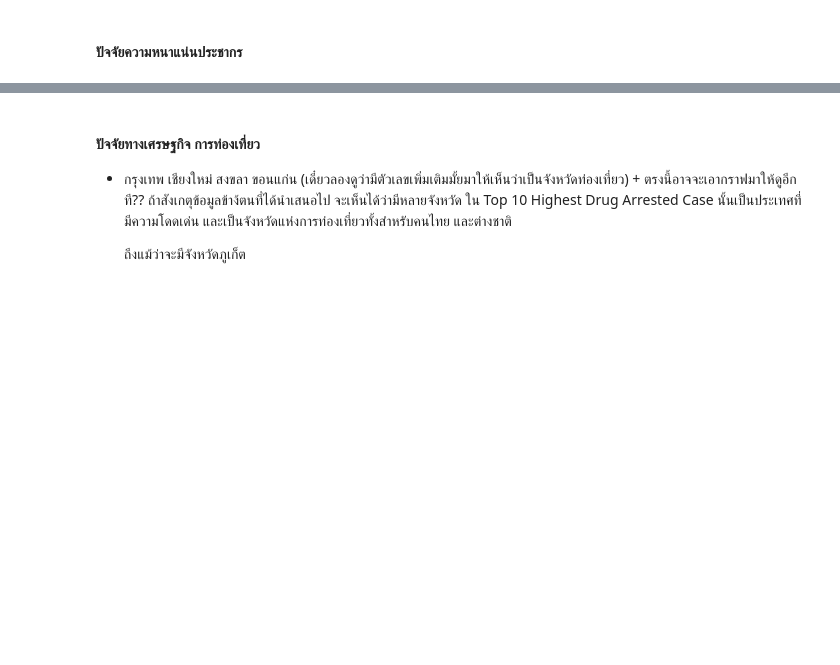
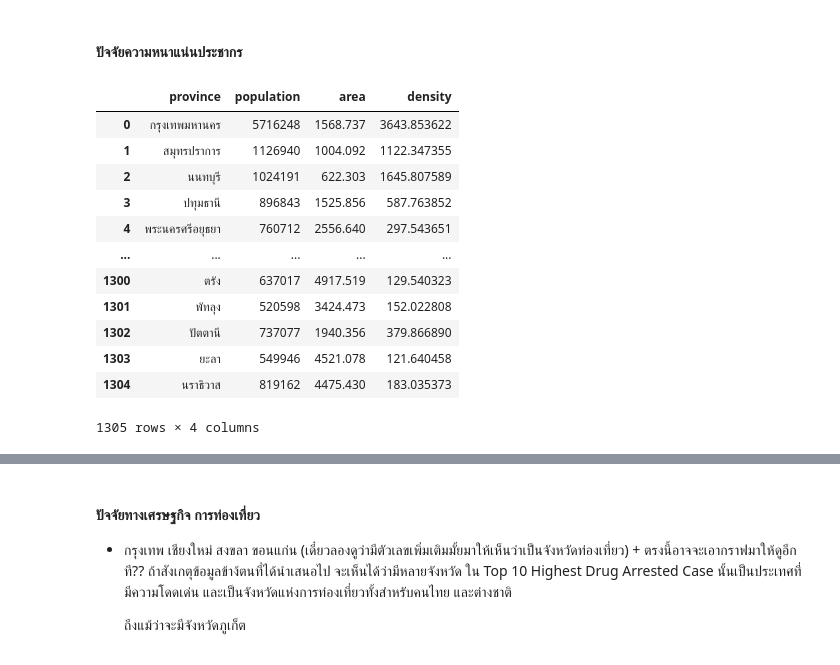
Before and after one commit to punnnnnnnnn/assignments2, a Jupyter notebook: assignment2.ipynb, the cells around one changed output, grey strips where cells are left out. Saved outputs shown, nothing was run; the diff lists cells and outputs as text; code cells hidden in the pictures; blank space fills up the shorter version.

Commit message:
add density

```diff
--- a/assignment2.ipynb
+++ b/assignment2.ipynb
@@ -128,3 +128,31 @@ def filter_year(year=RankTop3["budgetYear"].unique()):
 interactive(children=(Dropdown(description='year', options=('2557', '2558', '2559', '2560', '2561', '2562', '2…
 # %% [markdown]
 #### ปัจจัยความหนาแน่นประชากร
+# %%
+df_pop = pd.read_csv("./data/thailand_population_by_prov_year.csv")
+df_pop = df_pop[["lsccDesc", "lssumtotTot"]].copy()
+df_pop.columns = ["province", "population"]
+df_pop["province"] = df_pop["province"].str.replace("จังหวัด", "").copy()
+
+df_area = pd.read_csv("./data/prov_area.csv", encoding = "utf8")
+df_area.drop("Unnamed: 0", axis = 1, inplace = True)
+df_area.columns = ["province", "area"]
+
+df_density = pd.merge(left = df_pop, right = df_area, how = "left")
+df_density["area"] = df_density["area"].apply(lambda x: re.sub(r"\[\d+(?!,)\]", "", x.replace(",", ""))).astype(float).copy()
+df_density["density"] = df_density["population"] / df_density["area"]
+df_density
+# %% [output]
+|  | province | population | area | density |
+| 0 | กรุงเทพมหานคร | 5716248 | 1568.737 | 3643.853622 |
+| 1 | สมุทรปราการ | 1126940 | 1004.092 | 1122.347355 |
+| 2 | นนทบุรี | 1024191 | 622.303 | 1645.807589 |
+| 3 | ปทุมธานี | 896843 | 1525.856 | 587.763852 |
+| 4 | พระนครศรีอยุธยา | 760712 | 2556.640 | 297.543651 |
+| ... | ... | ... | ... | ... |
+| 1300 | ตรัง | 637017 | 4917.519 | 129.540323 |
+| 1301 | พัทลุง | 520598 | 3424.473 | 152.022808 |
+| 1302 | ปัตตานี | 737077 | 1940.356 | 379.866890 |
+| 1303 | ยะลา | 549946 | 4521.078 | 121.640458 |
+| 1304 | นราธิวาส | 819162 | 4475.430 | 183.035373 |
+1305 rows × 4 columns
```
Also changed, not shown: parts of 1 cell of this notebook, 3 other files.
